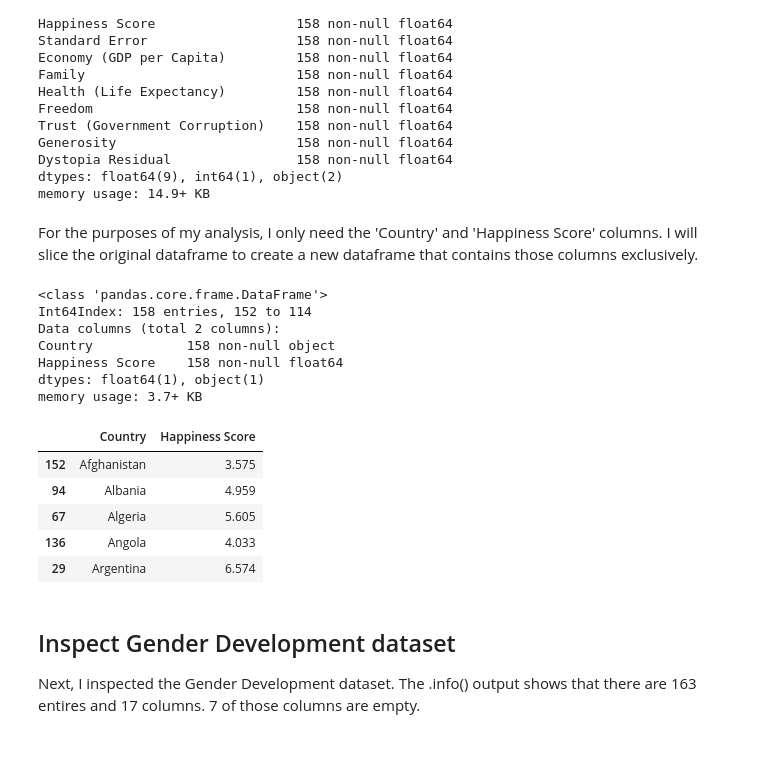
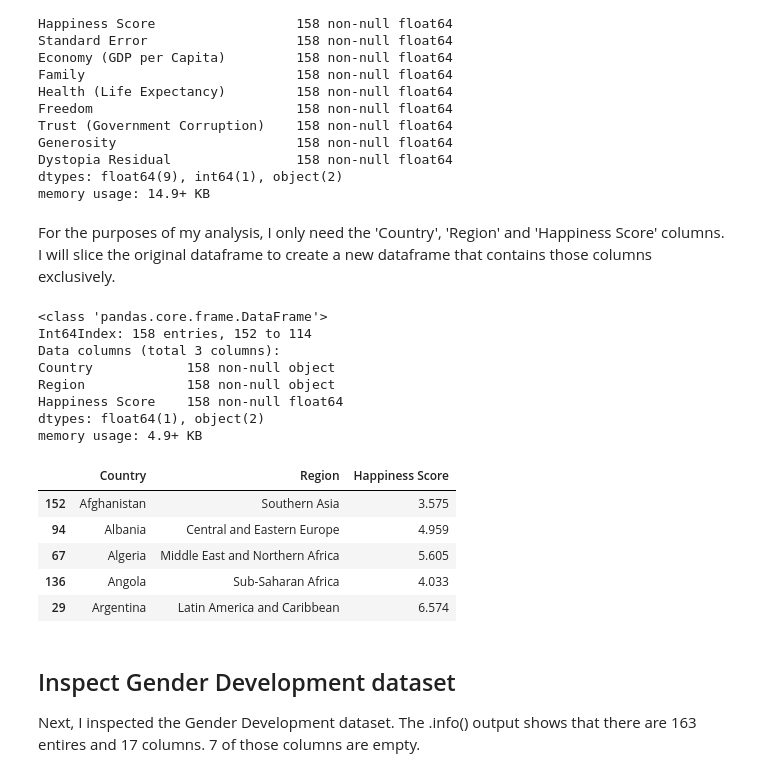
Before and after one commit to nina-driver/Springboard-Capstone-Project-1, a Jupyter notebook: Data Wrangling-WH-GD-GI.ipynb, the cells around one changed output. Drawn from its saved outputs; the diff is of its cells as text; code cells hidden in the pictures; blank space fills up the shorter version.

```diff
--- a/Data Wrangling-WH-GD-GI.ipynb
+++ b/Data Wrangling-WH-GD-GI.ipynb
@@ -53,25 +53,26 @@ Dystopia Residual                158 non-null float64
 dtypes: float64(9), int64(1), object(2)
 memory usage: 14.9+ KB
 # %% [markdown]
-For the purposes of my analysis, I only need the 'Country' and 'Happiness Score' columns. I will slice the original dataframe to create a new dataframe that contains those columns exclusively.
+For the purposes of my analysis, I only need the 'Country', 'Region' and 'Happiness Score' columns. I will slice the original dataframe to create a new dataframe that contains those columns exclusively.
 # %%
-wh_2015 = wh_2015_raw[['Country','Happiness Score']].sort_values(by=['Country'])
+wh_2015 = wh_2015_raw[['Country','Region','Happiness Score']].sort_values(by=['Country'])
 wh_2015.info()
 wh_2015.head()
 # %% [output]
 <class 'pandas.core.frame.DataFrame'>
 Int64Index: 158 entries, 152 to 114
-Data columns (total 2 columns):
+Data columns (total 3 columns):
 Country            158 non-null object
+Region             158 non-null object
 Happiness Score    158 non-null float64
-dtypes: float64(1), object(1)
-memory usage: 3.7+ KB
+dtypes: float64(1), object(2)
+memory usage: 4.9+ KB
-|  | Country | Happiness Score |
-| 152 | Afghanistan | 3.575 |
-| 94 | Albania | 4.959 |
-| 67 | Algeria | 5.605 |
-| 136 | Angola | 4.033 |
-| 29 | Argentina | 6.574 |
+|  | Country | Region | Happiness Score |
+| 152 | Afghanistan | Southern Asia | 3.575 |
+| 94 | Albania | Central and Eastern Europe | 4.959 |
+| 67 | Algeria | Middle East and Northern Africa | 5.605 |
+| 136 | Angola | Sub-Saharan Africa | 4.033 |
+| 29 | Argentina | Latin America and Caribbean | 6.574 |
 # %% [markdown]
 ## Inspect Gender Development dataset
 
```
Also changed, not shown: parts of 13 cells of this notebook, 1 other file.
